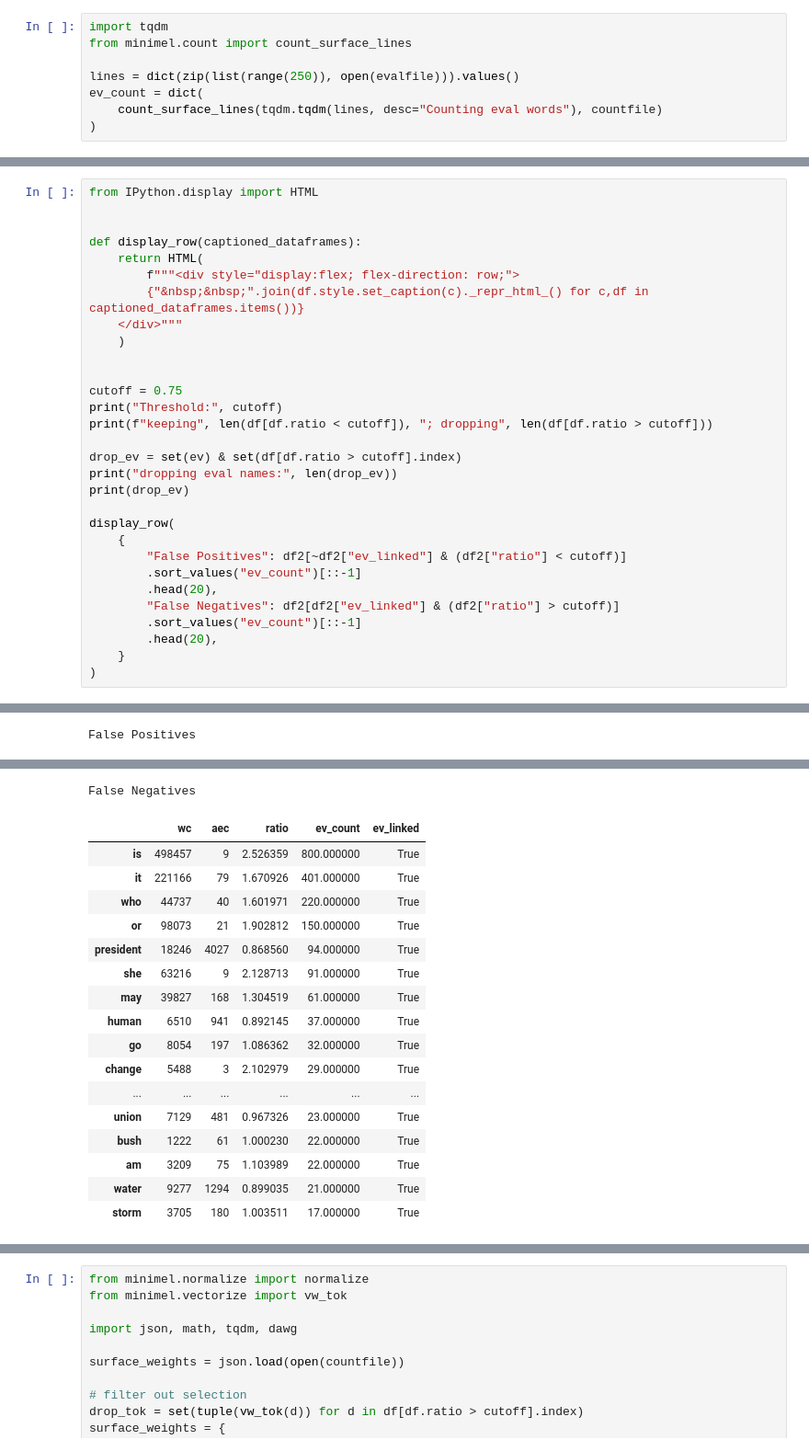
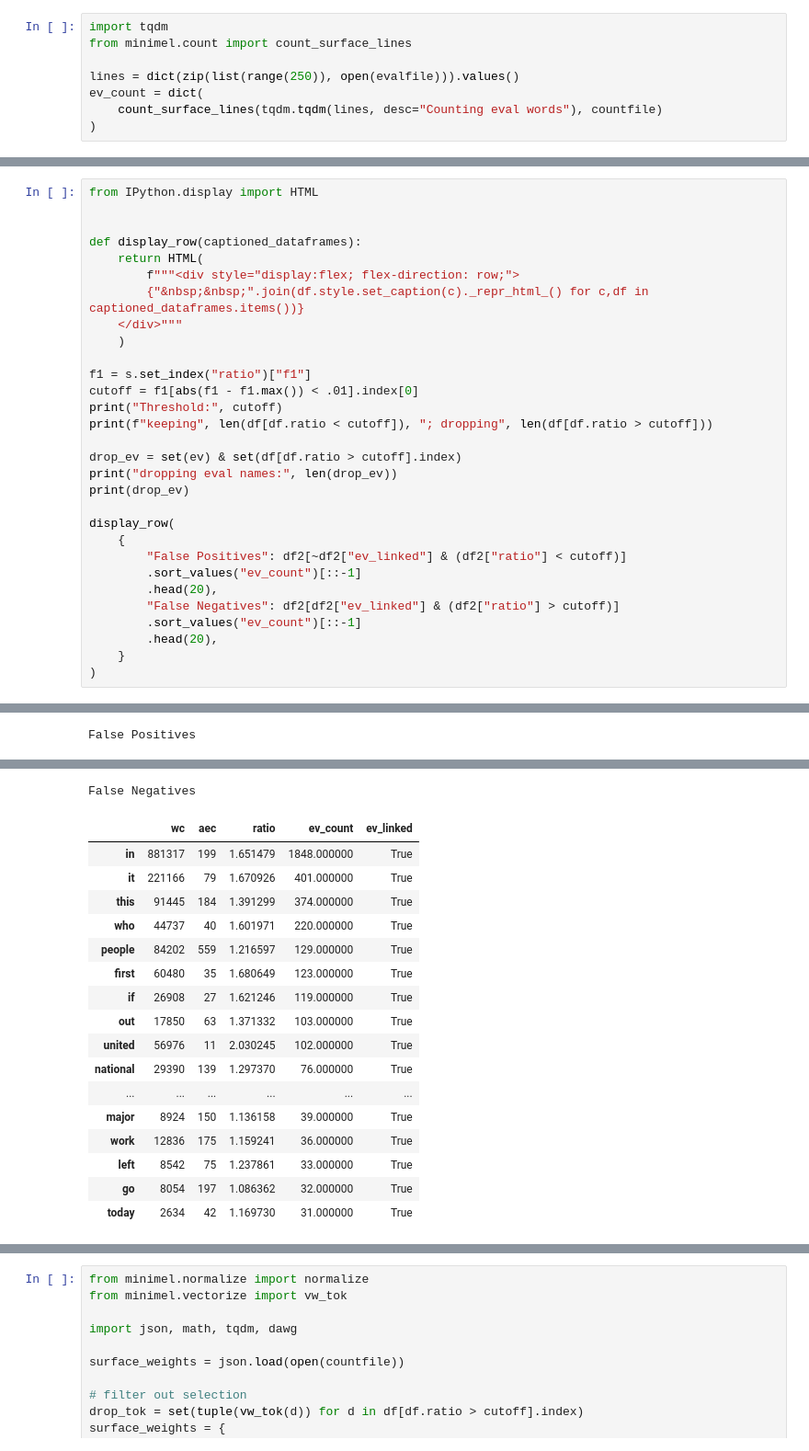
Before and after one commit to bennokr/minimEL, a Jupyter notebook: identify_names.ipynb, the cells around one changed output, grey strips where cells are left out. Shown at 92% size. Cells and saved outputs as stored; diff of their text form.

```diff
--- a/identify_names.ipynb
+++ b/identify_names.ipynb
@@ -92,8 +92,8 @@ def display_row(captioned_dataframes):
     </div>"""
     )
 
-
-cutoff = 0.75
+f1 = s.set_index("ratio")["f1"]
+cutoff = f1[abs(f1 - f1.max()) < .01].index[0]
 print("Threshold:", cutoff)
 print(f"keeping", len(df[df.ratio < cutoff]), "; dropping", len(df[df.ratio > cutoff]))
 
@@ -137,21 +137,21 @@ False Positives
 False Negatives
 |  | wc | aec | ratio | ev_count | ev_linked |
-| is | 498457 | 9 | 2.526359 | 800.000000 | True |
+| in | 881317 | 199 | 1.651479 | 1848.000000 | True |
 | it | 221166 | 79 | 1.670926 | 401.000000 | True |
+| this | 91445 | 184 | 1.391299 | 374.000000 | True |
 | who | 44737 | 40 | 1.601971 | 220.000000 | True |
-| or | 98073 | 21 | 1.902812 | 150.000000 | True |
-| president | 18246 | 4027 | 0.868560 | 94.000000 | True |
-| she | 63216 | 9 | 2.128713 | 91.000000 | True |
-| may | 39827 | 168 | 1.304519 | 61.000000 | True |
-| human | 6510 | 941 | 0.892145 | 37.000000 | True |
+| people | 84202 | 559 | 1.216597 | 129.000000 | True |
+| first | 60480 | 35 | 1.680649 | 123.000000 | True |
+| if | 26908 | 27 | 1.621246 | 119.000000 | True |
+| out | 17850 | 63 | 1.371332 | 103.000000 | True |
+| united | 56976 | 11 | 2.030245 | 102.000000 | True |
+| national | 29390 | 139 | 1.297370 | 76.000000 | True |
+| ... | ... | ... | ... | ... | ... |
+| major | 8924 | 150 | 1.136158 | 39.000000 | True |
+| work | 12836 | 175 | 1.159241 | 36.000000 | True |
+| left | 8542 | 75 | 1.237861 | 33.000000 | True |
 | go | 8054 | 197 | 1.086362 | 32.000000 | True |
-| change | 5488 | 3 | 2.102979 | 29.000000 | True |
-| ... | ... | ... | ... | ... | ... |
-| union | 7129 | 481 | 0.967326 | 23.000000 | True |
-| bush | 1222 | 61 | 1.000230 | 22.000000 | True |
-| am | 3209 | 75 | 1.103989 | 22.000000 | True |
-| water | 9277 | 1294 | 0.899035 | 21.000000 | True |
-| storm | 3705 | 180 | 1.003511 | 17.000000 | True |
+| today | 2634 | 42 | 1.169730 | 31.000000 | True |
 # %%
 l = "stille oceaan"
 display(df.loc[l])
```
Also changed, not shown: parts of 3 cells of this notebook, 5 other files.
